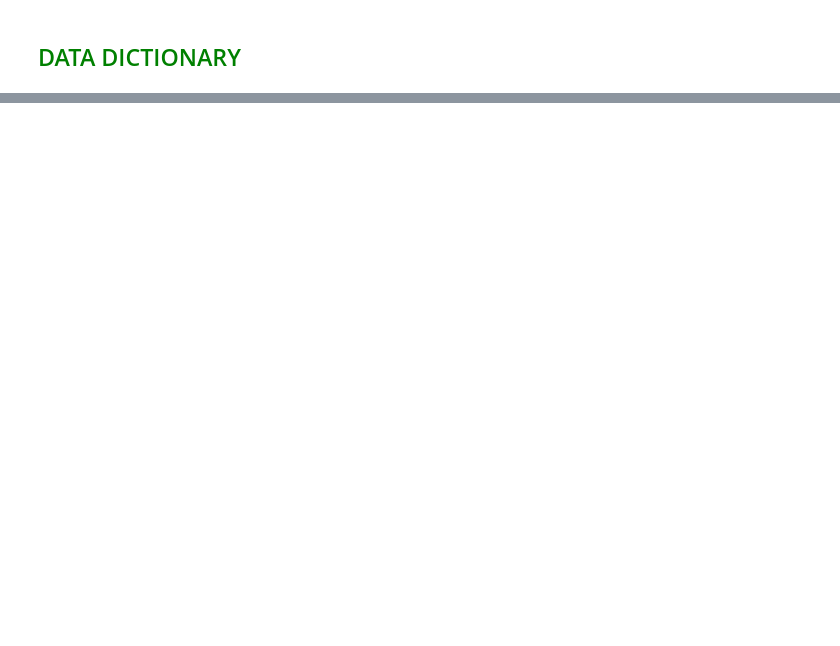
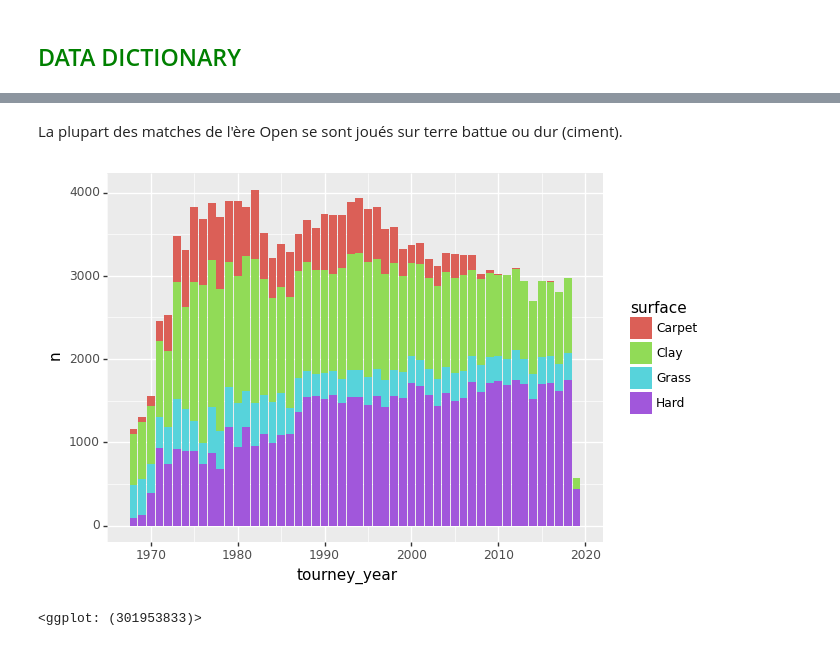
Before and after one commit to antoinemertz/tennis-game-prediction, a Jupyter notebook: notebooks/eda.ipynb, the cells around one changed output, grey strips where cells are left out. Cells and saved outputs as stored; diff of their text form; code cells hidden in the pictures; blank space fills up the shorter version.

```diff
--- a/notebooks/eda.ipynb
+++ b/notebooks/eda.ipynb
@@ -80,0 +293,15 @@ winner_rank_points
+# %% [markdown]
+<font color="grey-black">La plupart des matches de l'ère Open se sont joués sur terre battue ou dur (ciment).</font>
+# %%
+(
+    df >>
+    select(X.tourney_year, X.surface) >>
+    group_by(X.tourney_year, X.surface) >>
+    mutate(n=n(X.tourney_year)) >>
+    distinct(X.tourney_year, X.surface, X.n) >>
+    ggplot(aes(x='tourney_year', y='n', fill='surface'))
+    + geom_bar(stat="identity")
+)
+# %% [output]
+[figure, added]
+<ggplot: (301953833)>
```
Also changed, not shown: parts of 134 cells of this notebook.
